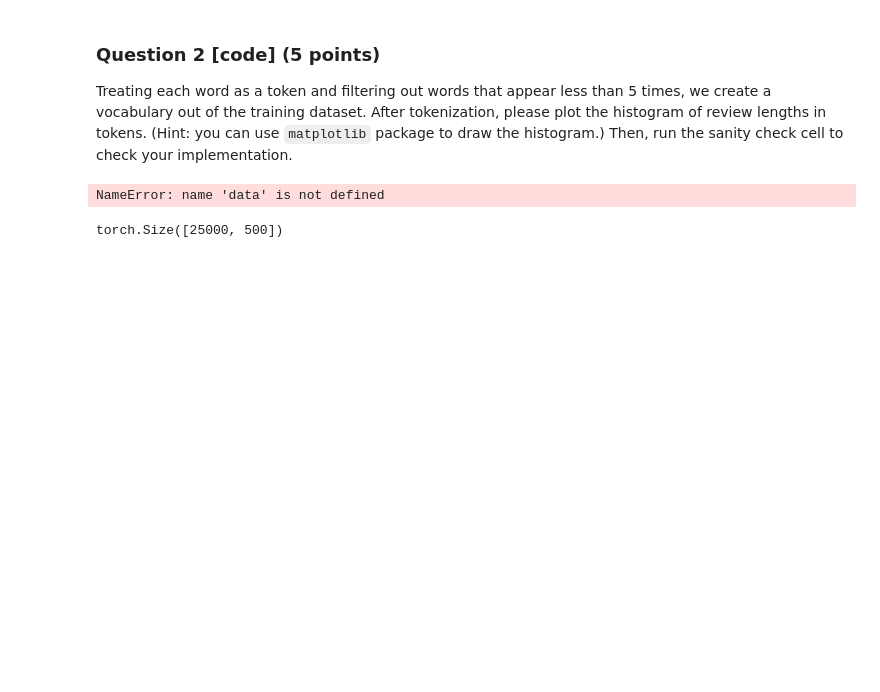
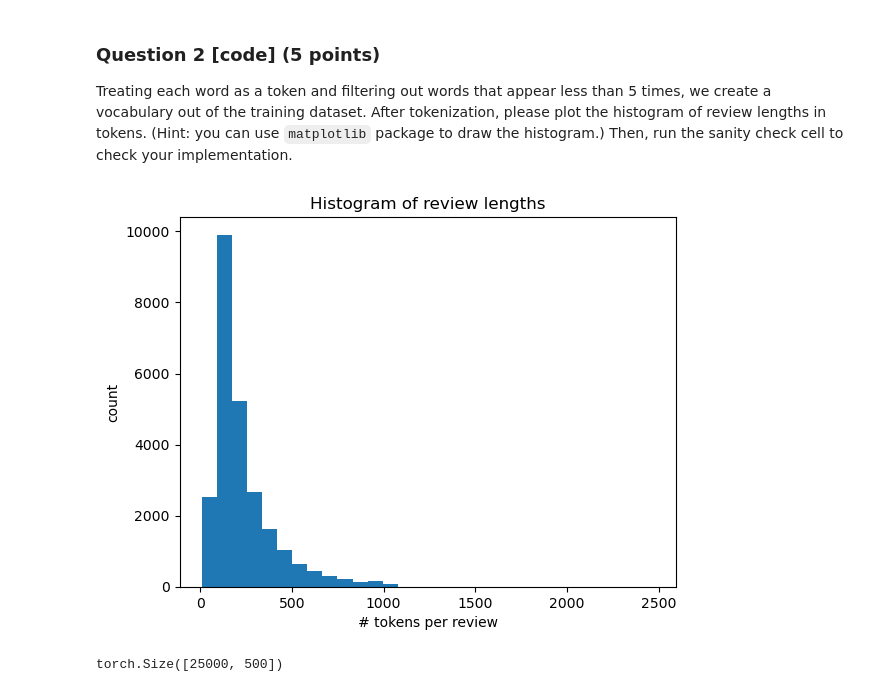
Before and after one commit to linus2000-create/50.040-Natural-Language-Processing-Final-Project, a Jupyter notebook: final_project.ipynb, the cells around one changed output. Saved outputs shown, nothing was run; the diff lists cells and outputs as text; code cells hidden in the pictures; blank space fills up the shorter version.

```diff
--- a/final_project.ipynb
+++ b/final_project.ipynb
@@ -62,11 +62,11 @@ from torch import nn
 from torch.utils.data import DataLoader, TensorDataset
 from d2l import torch as d2l # You can skip this if you have trouble with this package, all d2l-related codes can be replaced by torch functions.
 # %%
-# Skip this if you have already downloaded the dataset
-d2l.DATA_HUB['aclImdb'] = (d2l.DATA_URL + 'aclImdb_v1.tar.gz',
-                          '01ada507287d82875905620988597833ad4e0903')
+# # Skip this if you have already downloaded the dataset
+# d2l.DATA_HUB['aclImdb'] = (d2l.DATA_URL + 'aclImdb_v1.tar.gz',
+#                           '01ada507287d82875905620988597833ad4e0903')
 
-data_dir = d2l.download_extract('aclImdb', 'aclImdb')
+# data_dir = d2l.download_extract('aclImdb', 'aclImdb')
 # %% [markdown]
 # Questions
 # %% [markdown]
@@ -74,7 +74,7 @@ data_dir = d2l.download_extract('aclImdb', 'aclImdb')
 Complete the function ``read_imdb``, which reads the IMDb review dataset text sequences and labels. Then, run the sanity check cell to check your implementation.
 # %%
 #@save
-def read_imdb(data_dir, is_train):
+def read_imdb(data_dir: str, is_train: bool) -> tuple:
     """Read the IMDb review dataset text sequences and labels."""
     ### YOUR CODE HERE
     data = []
@@ -106,7 +106,10 @@ def read_imdb(data_dir, is_train):
     return data, labels
 # %%
 # Sanity check
-train_data = read_imdb(data_dir, is_train=True)
+
+cwd = os.getcwd()
+data_dir = os.path.join(cwd, 'aclImdb')
+train_data = read_imdb(data_dir, is_train=True) ## tuple (data, labels)
 print('# trainings:', len(train_data[0]))
 for x, y in zip(train_data[0][:3], train_data[1][:3]):
     print('label:', y, 'review:', x[:60])
@@ -124,39 +127,27 @@ vocab = d2l.Vocab(train_tokens, min_freq=5, reserved_tokens=['<pad>'])
 # %%
 # xlabel: # tokens per review
 # ylabel: count
 ### YOUR CODE HERE
-def tokenise(text):
-    """Tokenise text by splitting on spaces"""
-    return text.split()
+def plot_review_lengths(reviews: list):
+    """Plot a histogram of review lengths in tokens
+    input: list of reviews
+    output: none"""
 
-def build_vocab(data):
-    """Build vocabulary by filtering out words that appear less than 5 times."""
-    counter = collections.Counter()
-    for review in data:
-        tokens = tokenise(review)
-        counter.update(tokens)
-
-    # Filter out words that appear less than 5 times
-    vocab = {word for word, count in counter.items() if count >= 5}
-    return vocab
-
-def plot_review_lengths(data):
-    """Plot a histogram of review lengths in tokens"""
-    review_lengths = [len(tokenise(review)) for review in data]
+    review_lengths = [len(review.split()) for review in data]
 
     # Plot the histogram
     plt.hist(review_lengths, bins=30)
     plt.xlabel('# tokens per review')
     plt.ylabel('count')
     plt.title('Histogram of review lengths')
     plt.show()
 
 # Example usage with the 'data' list (replace with your data variable)
-vocab = build_vocab(data)
+data = train_data[0]
 plot_review_lengths(data)
 ### END OF YOUR CODE
 # %% [output]
-NameError: name 'data' is not defined
+[figure, added]
 # %%
 num_steps = 500  # sequence length
 train_features = torch.tensor([d2l.truncate_pad(
```
Also changed, not shown: parts of 2 cells of this notebook, 3 other files.
